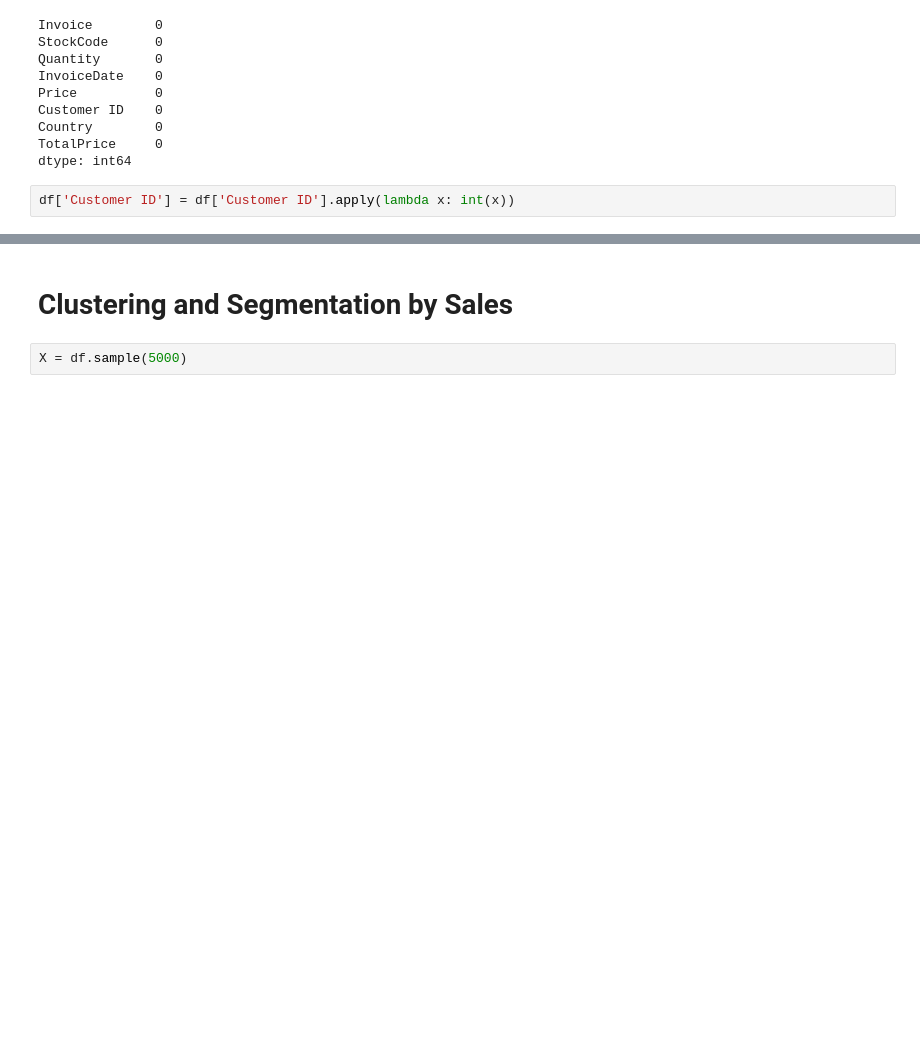
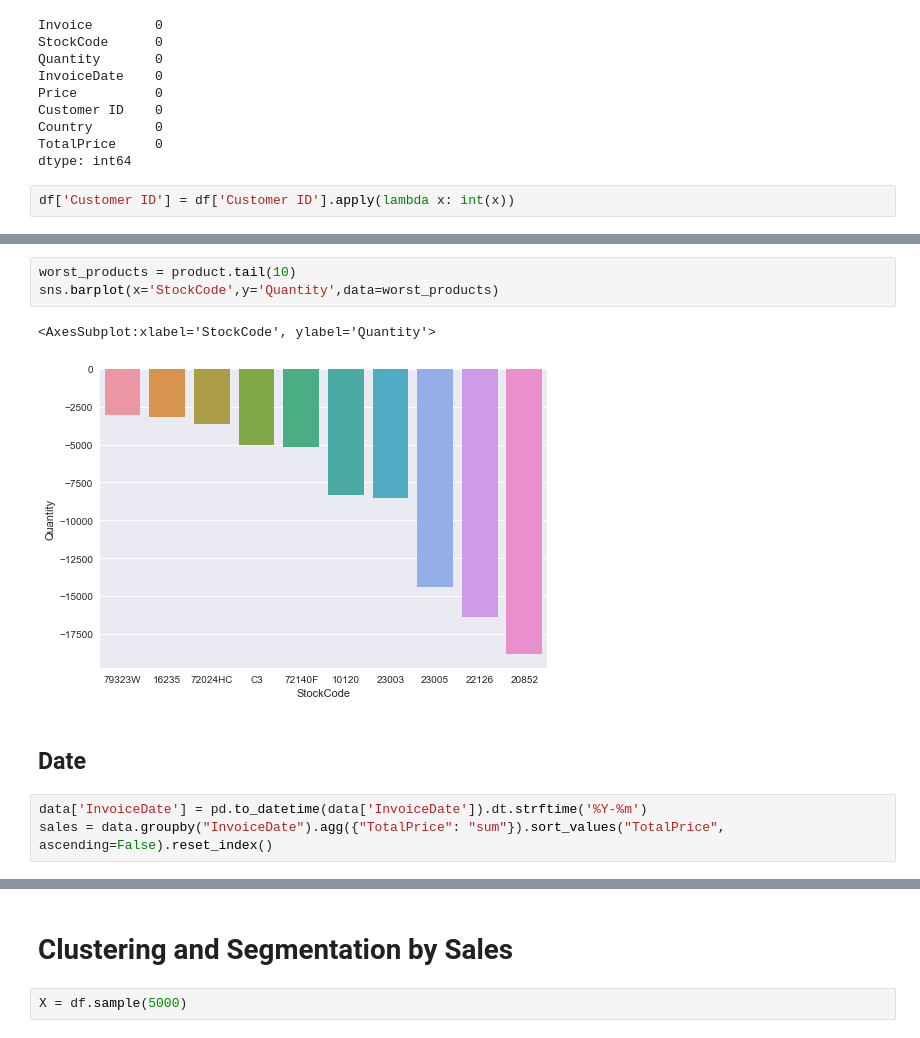
Before and after one commit to byaliensforaliens/RetailAnalysis, a Jupyter notebook: notebook_retail.ipynb, the cells around one changed output, grey strips where cells are left out. Drawn from its saved outputs; the diff is of its cells as text; blank space fills up the shorter version.

```diff
--- a/notebook_retail.ipynb
+++ b/notebook_retail.ipynb
@@ -175,0 +140,11 @@ rfm.head()
+# %%
+worst_products = product.tail(10)
+sns.barplot(x='StockCode',y='Quantity',data=worst_products)
+# %% [output]
+<AxesSubplot:xlabel='StockCode', ylabel='Quantity'>
+[figure, added]
+# %% [markdown]
+## Date
+# %%
+data['InvoiceDate'] = pd.to_datetime(data['InvoiceDate']).dt.strftime('%Y-%m')
+sales = data.groupby("InvoiceDate").agg({"TotalPrice": "sum"}).sort_values("TotalPrice", ascending=False).reset_index()
```
Also changed, not shown: parts of 30 cells of this notebook.
